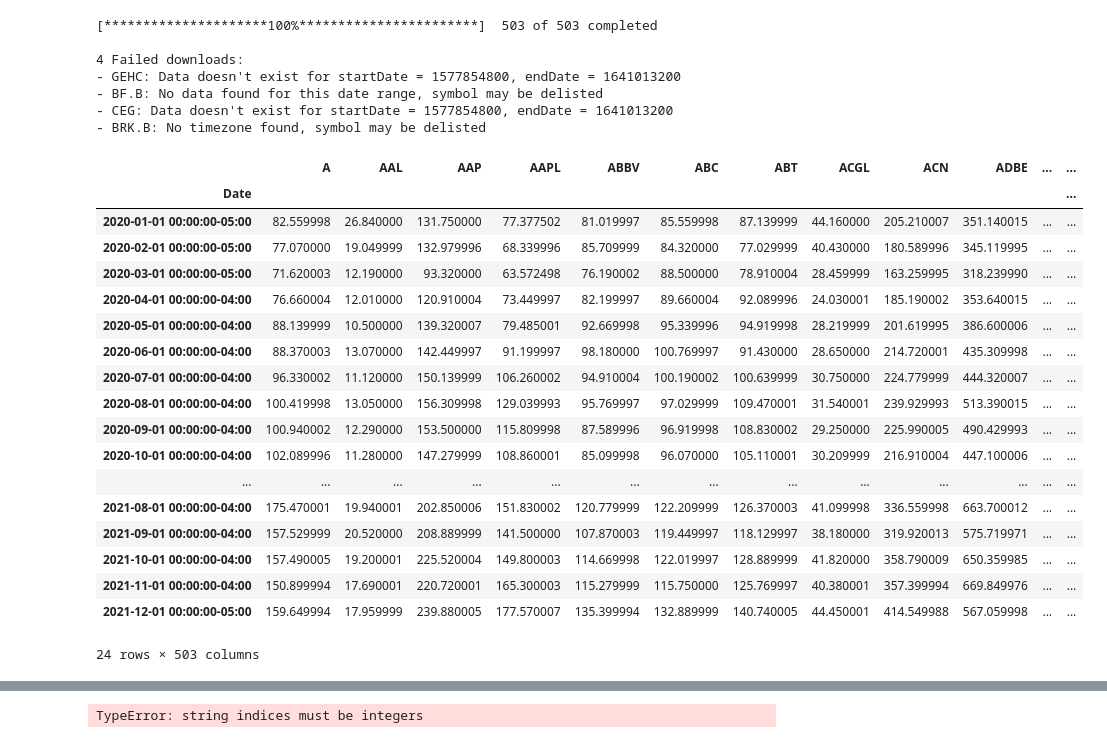
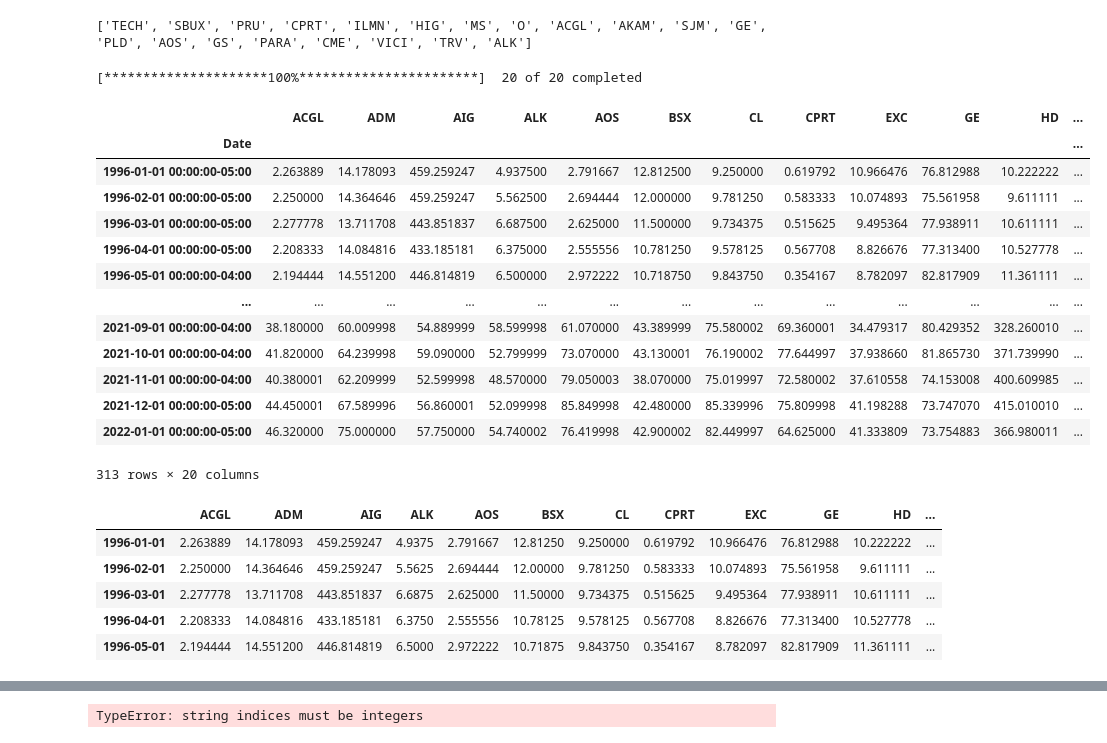
Before and after one commit to MNPW9/masters_thesis, a Jupyter notebook: test.ipynb, the cells around one changed output, grey strips where cells are left out. Saved outputs shown, nothing was run; the diff lists cells and outputs as text; code cells hidden in the pictures.

```diff
--- a/test.ipynb
+++ b/test.ipynb
@@ -39,3 +62,10 @@ for row in table.findAll('tr')[1:]:
     ticker = row.findAll('td')[0].text
     tickers.append(ticker)
 tickers = [s.replace('\n', '') for s in tickers]
+# %%
+# choose 20 tickers randomly
+random.seed(1)
+random_tickers = random.choices(tickers, k=20)
+print(random_tickers)
+# %% [output]
+['TECH', 'SBUX', 'PRU', 'CPRT', 'ILMN', 'HIG', 'MS', 'O', 'ACGL', 'AKAM', 'SJM', 'GE', 'PLD', 'AOS', 'GS', 'PARA', 'CME', 'VICI', 'TRV', 'ALK']
@@ -42,35 +75,24 @@ tickers = [s.replace('\n', '') for s in tickers]
 # %%
-# get adjusted close stock prices from all stocks in S&P500
-start = datetime.datetime(2020, 1, 1)
-end = datetime.datetime(2022, 1, 1)
-data = yf.download(tickers, start=start, end=end, interval='1mo')['Close']
+# get 'adjusted close' stock prices from 20 random stocks in S&P500
+start = datetime.date(1996, 1, 1)
+end = datetime.date(2022, 1, 2)
+SP500_adj_close = yf.download(chosen_tickers, start=start, end=end, interval='1mo')['Close']
 # %% [output]
-[*********************100%***********************]  503 of 503 completed
-
-4 Failed downloads:
-- GEHC: Data doesn't exist for startDate = 1577854800, endDate = 1641013200
-- BF.B: No data found for this date range, symbol may be delisted
-- CEG: Data doesn't exist for startDate = 1577854800, endDate = 1641013200
-- BRK.B: No timezone found, symbol may be delisted
+[*********************100%***********************]  20 of 20 completed
-# %%
-data
-# %% [output]
-|  | A | AAL | AAP | AAPL | ABBV | ABC | ABT | ACGL | ACN | ADBE | ... | ... |
-| Date |  |  |  |  |  |  |  |  |  |  |  | ... |
-| 2020-01-01 00:00:00-05:00 | 82.559998 | 26.840000 | 131.750000 | 77.377502 | 81.019997 | 85.559998 | 87.139999 | 44.160000 | 205.210007 | 351.140015 | ... | ... |
-| 2020-02-01 00:00:00-05:00 | 77.070000 | 19.049999 | 132.979996 | 68.339996 | 85.709999 | 84.320000 | 77.029999 | 40.430000 | 180.589996 | 345.119995 | ... | ... |
-| 2020-03-01 00:00:00-05:00 | 71.620003 | 12.190000 | 93.320000 | 63.572498 | 76.190002 | 88.500000 | 78.910004 | 28.459999 | 163.259995 | 318.239990 | ... | ... |
-| 2020-04-01 00:00:00-04:00 | 76.660004 | 12.010000 | 120.910004 | 73.449997 | 82.199997 | 89.660004 | 92.089996 | 24.030001 | 185.190002 | 353.640015 | ... | ... |
-| 2020-05-01 00:00:00-04:00 | 88.139999 | 10.500000 | 139.320007 | 79.485001 | 92.669998 | 95.339996 | 94.919998 | 28.219999 | 201.619995 | 386.600006 | ... | ... |
-| 2020-06-01 00:00:00-04:00 | 88.370003 | 13.070000 | 142.449997 | 91.199997 | 98.180000 | 100.769997 | 91.430000 | 28.650000 | 214.720001 | 435.309998 | ... | ... |
-| 2020-07-01 00:00:00-04:00 | 96.330002 | 11.120000 | 150.139999 | 106.260002 | 94.910004 | 100.190002 | 100.639999 | 30.750000 | 224.779999 | 444.320007 | ... | ... |
-| 2020-08-01 00:00:00-04:00 | 100.419998 | 13.050000 | 156.309998 | 129.039993 | 95.769997 | 97.029999 | 109.470001 | 31.540001 | 239.929993 | 513.390015 | ... | ... |
-| 2020-09-01 00:00:00-04:00 | 100.940002 | 12.290000 | 153.500000 | 115.809998 | 87.589996 | 96.919998 | 108.830002 | 29.250000 | 225.990005 | 490.429993 | ... | ... |
-| 2020-10-01 00:00:00-04:00 | 102.089996 | 11.280000 | 147.279999 | 108.860001 | 85.099998 | 96.070000 | 105.110001 | 30.209999 | 216.910004 | 447.100006 | ... | ... |
-| ... | ... | ... | ... | ... | ... | ... | ... | ... | ... | ... | ... | ... |
-| 2021-08-01 00:00:00-04:00 | 175.470001 | 19.940001 | 202.850006 | 151.830002 | 120.779999 | 122.209999 | 126.370003 | 41.099998 | 336.559998 | 663.700012 | ... | ... |
-| 2021-09-01 00:00:00-04:00 | 157.529999 | 20.520000 | 208.889999 | 141.500000 | 107.870003 | 119.449997 | 118.129997 | 38.180000 | 319.920013 | 575.719971 | ... | ... |
-| 2021-10-01 00:00:00-04:00 | 157.490005 | 19.200001 | 225.520004 | 149.800003 | 114.669998 | 122.019997 | 128.889999 | 41.820000 | 358.790009 | 650.359985 | ... | ... |
-| 2021-11-01 00:00:00-04:00 | 150.899994 | 17.690001 | 220.720001 | 165.300003 | 115.279999 | 115.750000 | 125.769997 | 40.380001 | 357.399994 | 669.849976 | ... | ... |
-| 2021-12-01 00:00:00-05:00 | 159.649994 | 17.959999 | 239.880005 | 177.570007 | 135.399994 | 132.889999 | 140.740005 | 44.450001 | 414.549988 | 567.059998 | ... | ... |
-24 rows × 503 columns
+# %%
+SP500_adj_close
+# %% [output]
+|  | ACGL | ADM | AIG | ALK | AOS | BSX | CL | CPRT | EXC | GE | HD | ... |
+| Date |  |  |  |  |  |  |  |  |  |  |  | ... |
+| 1996-01-01 00:00:00-05:00 | 2.263889 | 14.178093 | 459.259247 | 4.937500 | 2.791667 | 12.812500 | 9.250000 | 0.619792 | 10.966476 | 76.812988 | 10.222222 | ... |
+| 1996-02-01 00:00:00-05:00 | 2.250000 | 14.364646 | 459.259247 | 5.562500 | 2.694444 | 12.000000 | 9.781250 | 0.583333 | 10.074893 | 75.561958 | 9.611111 | ... |
+| 1996-03-01 00:00:00-05:00 | 2.277778 | 13.711708 | 443.851837 | 6.687500 | 2.625000 | 11.500000 | 9.734375 | 0.515625 | 9.495364 | 77.938911 | 10.611111 | ... |
+| 1996-04-01 00:00:00-05:00 | 2.208333 | 14.084816 | 433.185181 | 6.375000 | 2.555556 | 10.781250 | 9.578125 | 0.567708 | 8.826676 | 77.313400 | 10.527778 | ... |
+| 1996-05-01 00:00:00-04:00 | 2.194444 | 14.551200 | 446.814819 | 6.500000 | 2.972222 | 10.718750 | 9.843750 | 0.354167 | 8.782097 | 82.817909 | 11.361111 | ... |
+| ... | ... | ... | ... | ... | ... | ... | ... | ... | ... | ... | ... | ... |
+| 2021-09-01 00:00:00-04:00 | 38.180000 | 60.009998 | 54.889999 | 58.599998 | 61.070000 | 43.389999 | 75.580002 | 69.360001 | 34.479317 | 80.429352 | 328.260010 | ... |
+| 2021-10-01 00:00:00-04:00 | 41.820000 | 64.239998 | 59.090000 | 52.799999 | 73.070000 | 43.130001 | 76.190002 | 77.644997 | 37.938660 | 81.865730 | 371.739990 | ... |
+| 2021-11-01 00:00:00-04:00 | 40.380001 | 62.209999 | 52.599998 | 48.570000 | 79.050003 | 38.070000 | 75.019997 | 72.580002 | 37.610558 | 74.153008 | 400.609985 | ... |
+| 2021-12-01 00:00:00-05:00 | 44.450001 | 67.589996 | 56.860001 | 52.099998 | 85.849998 | 42.480000 | 85.339996 | 75.809998 | 41.198288 | 73.747070 | 415.010010 | ... |
+| 2022-01-01 00:00:00-05:00 | 46.320000 | 75.000000 | 57.750000 | 54.740002 | 76.419998 | 42.900002 | 82.449997 | 64.625000 | 41.333809 | 73.754883 | 366.980011 | ... |
+313 rows × 20 columns
@@ -76,0 +101,9 @@ data
+# %%
+SP500_adj_close.head()
+# %% [output]
+|  | ACGL | ADM | AIG | ALK | AOS | BSX | CL | CPRT | EXC | GE | HD | ... |
+| 1996-01-01 | 2.263889 | 14.178093 | 459.259247 | 4.9375 | 2.791667 | 12.81250 | 9.250000 | 0.619792 | 10.966476 | 76.812988 | 10.222222 | ... |
+| 1996-02-01 | 2.250000 | 14.364646 | 459.259247 | 5.5625 | 2.694444 | 12.00000 | 9.781250 | 0.583333 | 10.074893 | 75.561958 | 9.611111 | ... |
+| 1996-03-01 | 2.277778 | 13.711708 | 443.851837 | 6.6875 | 2.625000 | 11.50000 | 9.734375 | 0.515625 | 9.495364 | 77.938911 | 10.611111 | ... |
+| 1996-04-01 | 2.208333 | 14.084816 | 433.185181 | 6.3750 | 2.555556 | 10.78125 | 9.578125 | 0.567708 | 8.826676 | 77.313400 | 10.527778 | ... |
+| 1996-05-01 | 2.194444 | 14.551200 | 446.814819 | 6.5000 | 2.972222 | 10.71875 | 9.843750 | 0.354167 | 8.782097 | 82.817909 | 11.361111 | ... |
```
Also changed, not shown: parts of 22 cells of this notebook, 1 other file.
